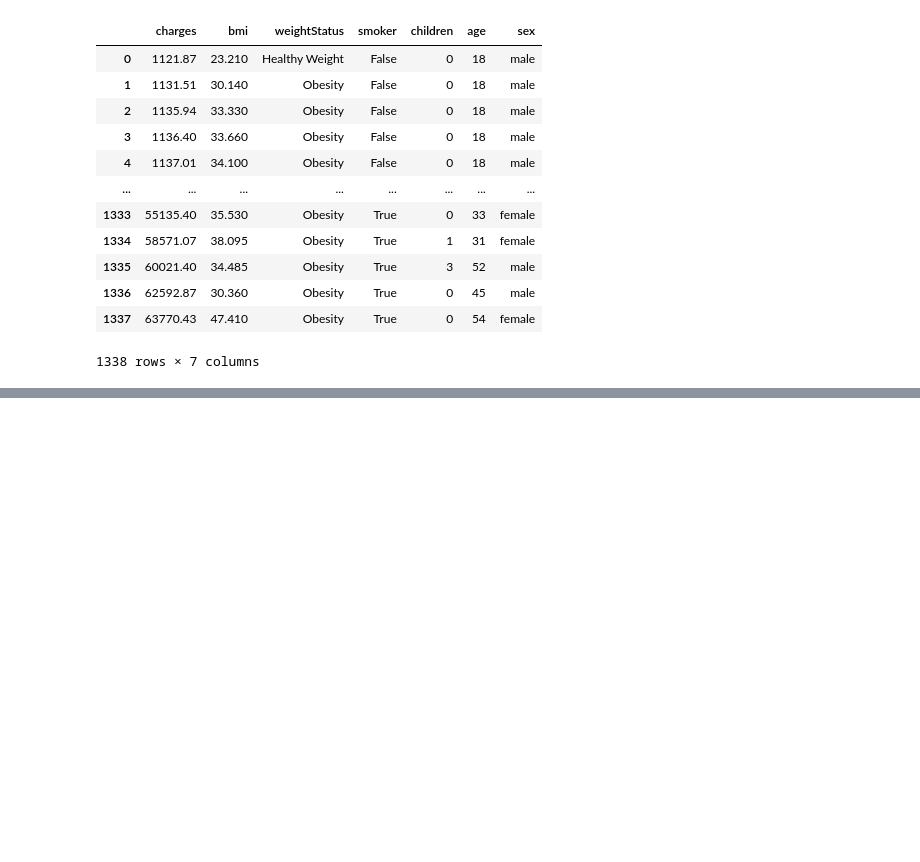
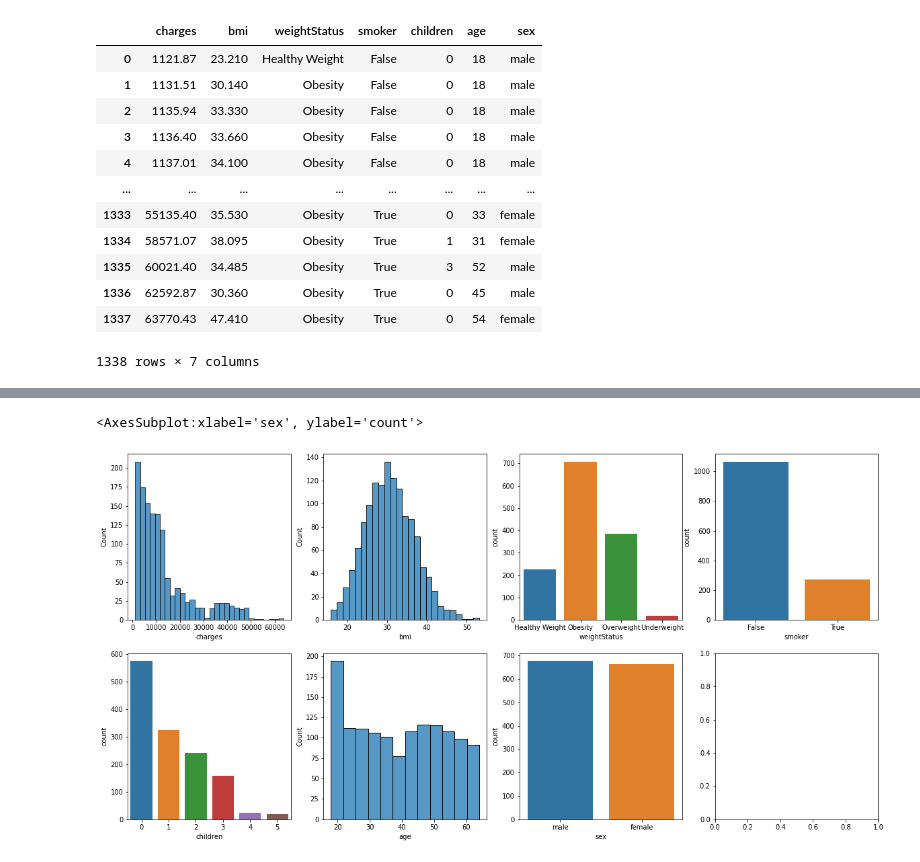
Before and after one commit to data301-2021-winter1/project-group10-project, a Jupyter notebook: notebooks/analysis2.ipynb, the cells around one changed output, grey strips where cells are left out. Drawn from its saved outputs; the diff is of its cells as text; code cells hidden in the pictures; blank space fills up the shorter version.

```diff
--- a/notebooks/analysis2.ipynb
+++ b/notebooks/analysis2.ipynb
@@ -254,4 +254,4 @@ load_and_process("../data/raw/insurance.csv")
 # %%
 from project_functions2 import load_and_process
 # %%
-load_and_process("../data/raw/insurance.csv")
+df = load_and_process("../data/raw/insurance.csv")
@@ -259,0 +275,12 @@ NameError: name 'getWeightStatus' is not defined
+# %%
+fig, ax = plt.subplots(2, 4, figsize=(20, 10))
+sns.histplot(df["charges"], ax=ax[0][0])
+sns.histplot(df["bmi"], ax=ax[0][1])
+sns.countplot(x=df["weightStatus"], ax=ax[0][2])
+sns.countplot(x=df["smoker"], ax=ax[0][3])
+sns.countplot(x=df["children"], ax=ax[1][0])
+sns.histplot(df["age"], ax=ax[1][1])
+sns.countplot(x=df["sex"], ax=ax[1][2])
+# %% [output]
+<AxesSubplot:xlabel='sex', ylabel='count'>
+[figure, added]
```
Also changed, not shown: parts of 20 cells of this notebook.
